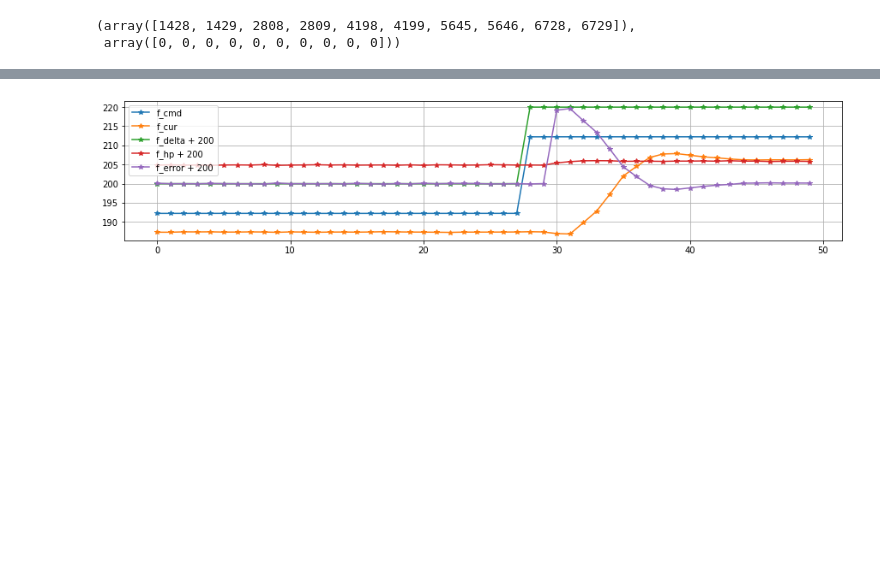
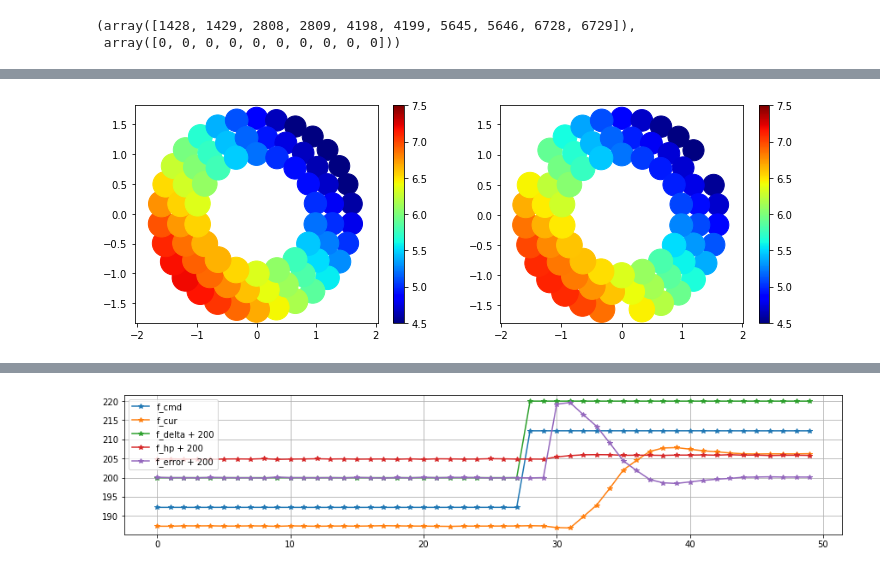
Before and after one commit to bxin/M2_summit_2003, a Jupyter notebook: a06_CL_B1_F.ipynb, the cells around one changed output, grey strips where cells are left out. Saved outputs shown, nothing was run; the diff lists cells and outputs as text; code cells hidden in the pictures; blank space fills up the shorter version.

```diff
--- a/a06_CL_B1_F.ipynb
+++ b/a06_CL_B1_F.ipynb
@@ -430,0 +486,4 @@ np.where(data['f_cmd'] - data['force'] - data['f_hp']-data['f_error']>10)
+# %%
+A = np.vstack((xact[nonHPa], yact[nonHPa], np.array([1]*69))).T
+B = np.expand_dims(data['f_hp'][0,nonHPa], axis=1) #x = (a,b,c); Ax = B, we need x
+x = np.linalg.pinv(A).dot(B)
@@ -430,0 +506,12 @@ np.where(data['f_cmd'] - data['force'] - data['f_hp']-data['f_error']>10)
+# %%
+for i in data['hp'][0][:3]:
+    data['f_hp'][0,i-1] = x[0]*xact[i-1]+x[1]*yact[i-1]+x[2]
+# %%
+fig,ax = plt.subplots(1,2,figsize=(12,4))
+for i in range(2):
+    aa = data['f_hp'][i,:72]
+    img = ax[i].scatter(xact, yact, c=aa, s=np.array(aa)*100, vmin=4.5, vmax=7.5)
+    ax[i].axis('equal')
+    fig.colorbar(img, ax=ax[i])
+# %% [output]
+[figure, added]
```
Also changed, not shown: parts of 20 cells of this notebook, 2 other files.
